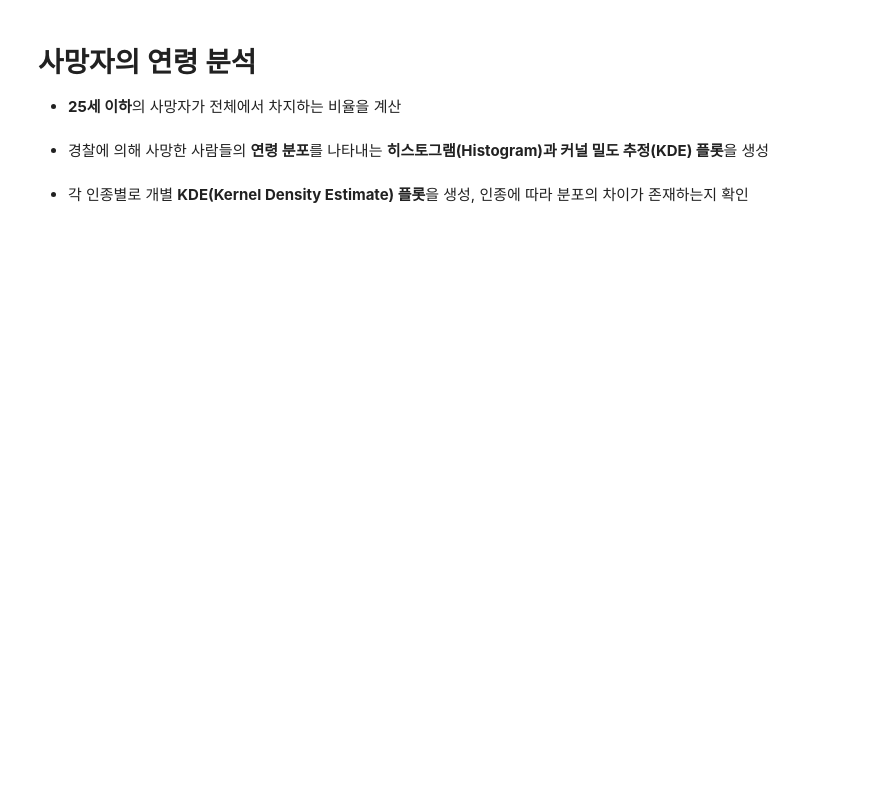
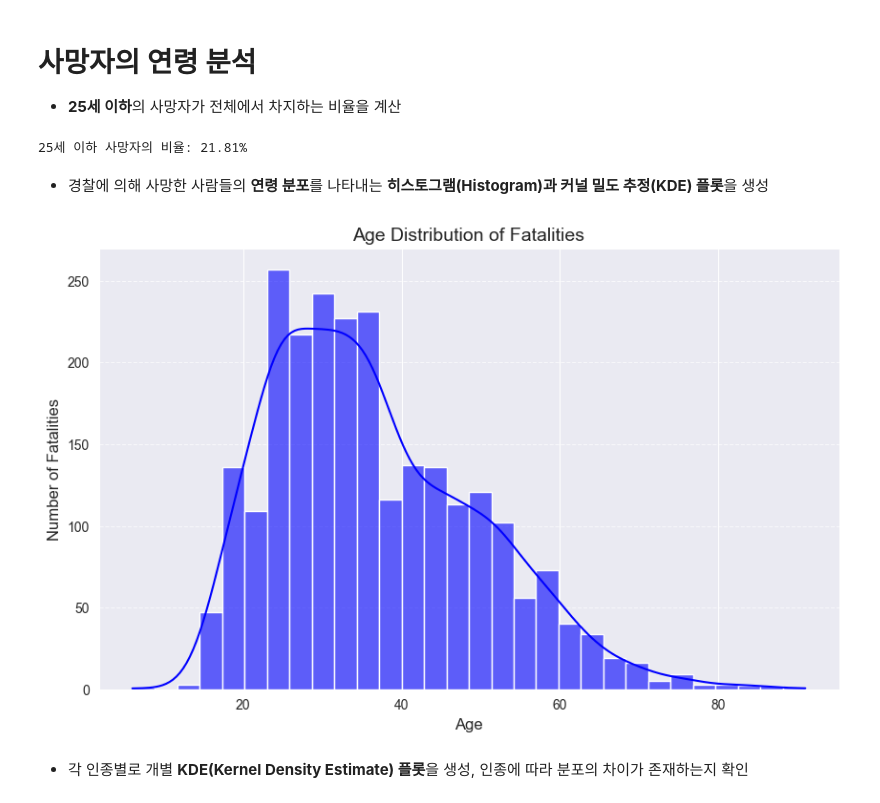
Before and after one commit to JELKOV/Police-Use-of-Force---Data-Analysis, a Jupyter notebook: Fatal_Force_(start).ipynb, the cells around one changed output. Drawn from its saved outputs; the diff is of its cells as text; code cells hidden in the pictures; blank space fills up the shorter version.

```diff
--- a/Fatal_Force_(start).ipynb
+++ b/Fatal_Force_(start).ipynb
@@ -780,8 +834,29 @@ plt.show()
 # 사망자의 연령 분석
 
 - **25세 이하**의 사망자가 전체에서 차지하는 비율을 계산
+# %%
+young_death_ratio = (df_fatalities[df_fatalities["age"] <= 25].shape[0] / df_fatalities.shape[0]) * 100
+print(f"25세 이하 사망자의 비율: {young_death_ratio:.2f}%")
+# %% [output]
+25세 이하 사망자의 비율: 21.81%
 # %% [markdown]
 - 경찰에 의해 사망한 사람들의 **연령 분포**를 나타내는
   **히스토그램(Histogram)과 커널 밀도 추정(KDE) 플롯**을 생성
+# %%
+plt.figure(figsize=(10, 6))
+
+# 히스토그램과 KDE (커널 밀도 추정) 함께 표시
+sns.histplot(df_fatalities["age"], bins=30, kde=True, color="blue", alpha=0.6)
+
+# 그래프 설정
+plt.title("Age Distribution of Fatalities", fontsize=14)
+plt.xlabel("Age", fontsize=12)
+plt.ylabel("Number of Fatalities", fontsize=12)
+plt.grid(axis="y", linestyle="--", alpha=0.7)
+
+# 그래프 출력
+plt.show()
+# %% [output]
+[figure, added]
 # %% [markdown]
 - 각 인종별로 개별 **KDE(Kernel Density Estimate) 플롯**을 생성, 인종에 따라 분포의 차이가 존재하는지 확인
```
Also changed, not shown: parts of 5 cells of this notebook.
